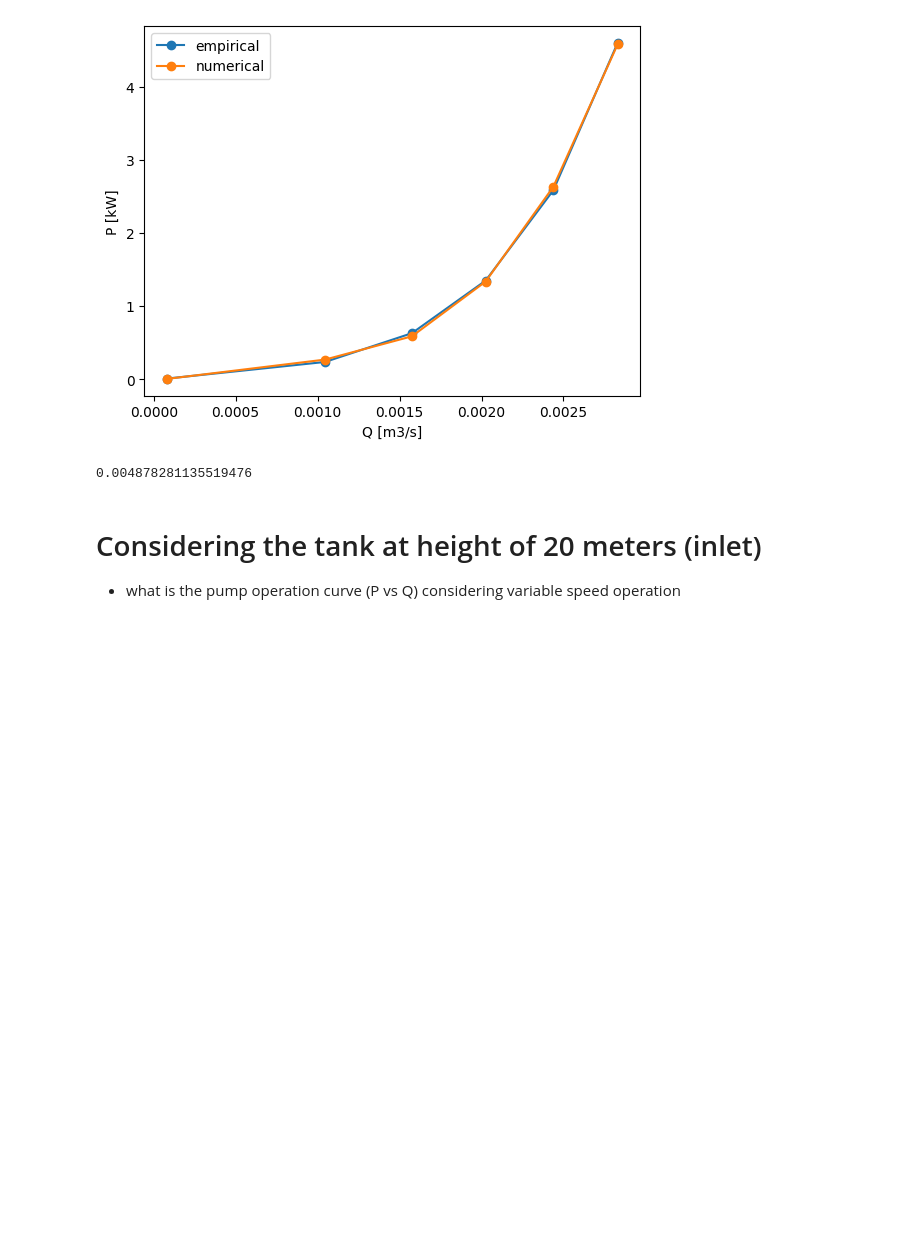
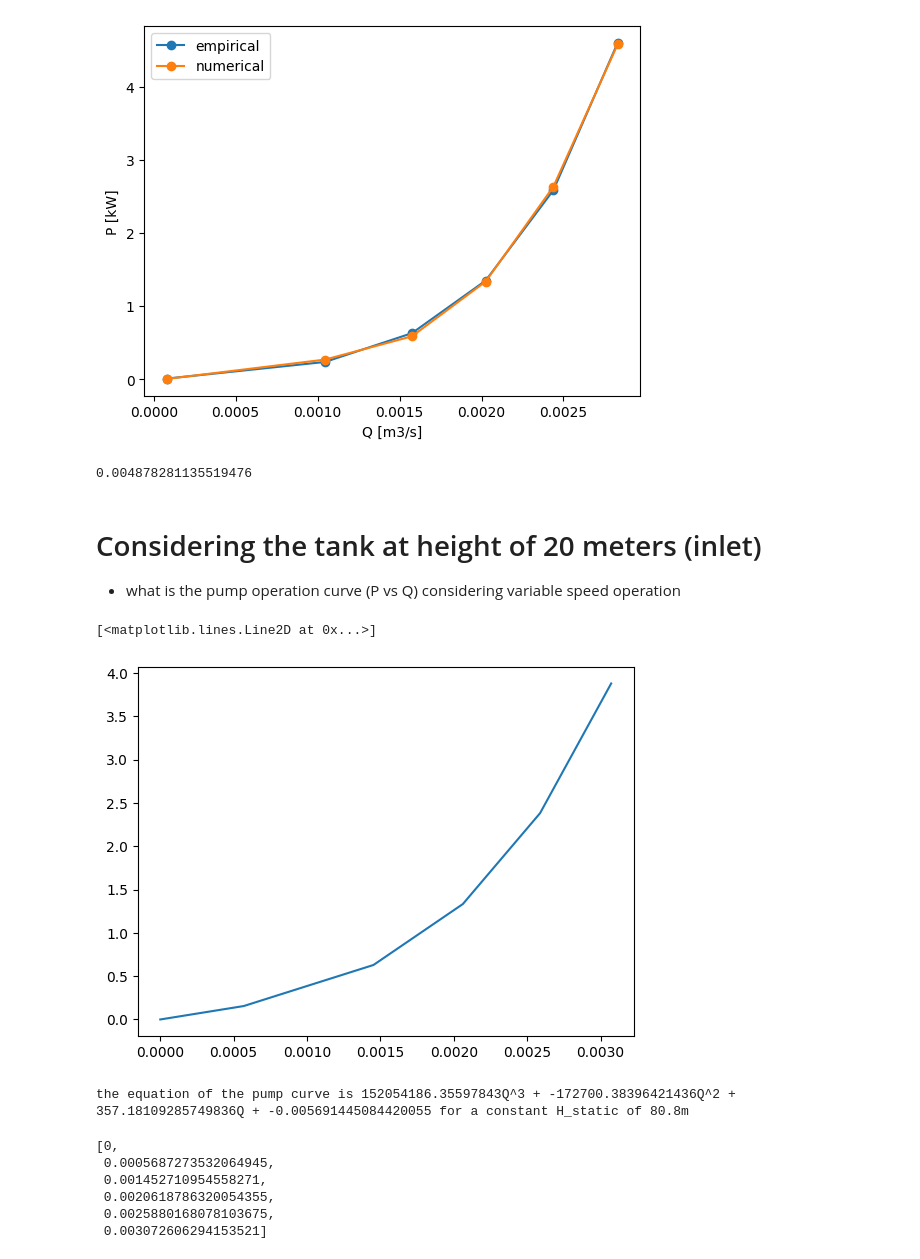
Before and after one commit to mascholten123/Code, a Jupyter notebook: pumpCode/PumpCurve.ipynb, the cells around one changed output. Drawn from its saved outputs; the diff is of its cells as text; code cells hidden in the pictures; blank space fills up the shorter version.

```diff
--- a/pumpCode/PumpCurve.ipynb
+++ b/pumpCode/PumpCurve.ipynb
@@ -144,10 +144,40 @@ eq[0]*np.array(Q_op_m3[0])**3 + eq[1]*np.array(Q_op_m3[0])**2 + eq[2]*np.array(Q
 # %%
 # Total head: 80.8 m (static)
 
 
 def func_root_head(a,b,c, n, Q):
-    return a*n*Q**2 + b*n*Q + c - 80.8
+    return a*Q**2 + b*n*Q + c * n**2 - 80.8
 
 Q_root = []
 for i in n:
-    Q_root.append(scipy.optimize.root_scalar(func_root_head, 0, args = (a, b, c, i ))[0])
+   sol =  scipy.optimize.root_scalar(lambda x: func_root_head(a, b, c, i ,x), x0 = 0 )
+   Q_root.append(sol.root) #in L/min
+
+Q_root_m3 = [x/(60 * 1000) for x in Q_root] #Q_op in m3/s
+
+if Q_root_m3[0] < 0:
+    Q_root_m3[0] = 0
+
+
+P_root =  [(q * 80.8 * rho * g) / (eff_pump * 1000 * n[i]**(-3)) for i, q in enumerate(Q_root_m3)]
+
+
+plt.plot(Q_root_m3, P_root)
+# %% [output]
+[<matplotlib.lines.Line2D at 0x...>]
+[figure, added]
+# %%
+eq_1 = np.polyfit(Q_root_m3, P_root, 3)
+
+print(f"the equation of the pump curve is {eq_1[0]}Q^3 + {eq_1[1]}Q^2 + {eq_1[2]}Q + {eq_1[3]} for a constant H_static of 80.8m")
+# %% [output]
+the equation of the pump curve is 152054186.35597843Q^3 + -172700.38396421436Q^2 + 357.18109285749836Q + -0.005691445084420055 for a constant H_static of 80.8m
+# %%
+Q_root_m3
+# %% [output]
+[0,
+ 0.0005687273532064945,
+ 0.001452710954558271,
+ 0.0020618786320054355,
+ 0.0025880168078103675,
+ 0.003072606294153521]
```
Also changed, not shown: parts of 5 cells of this notebook, 4 other files.
